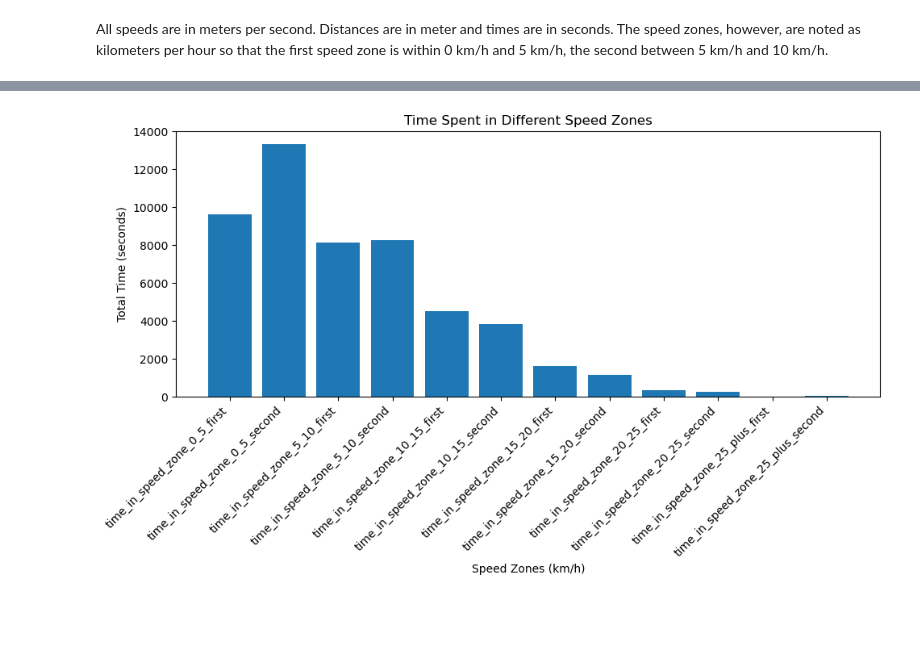
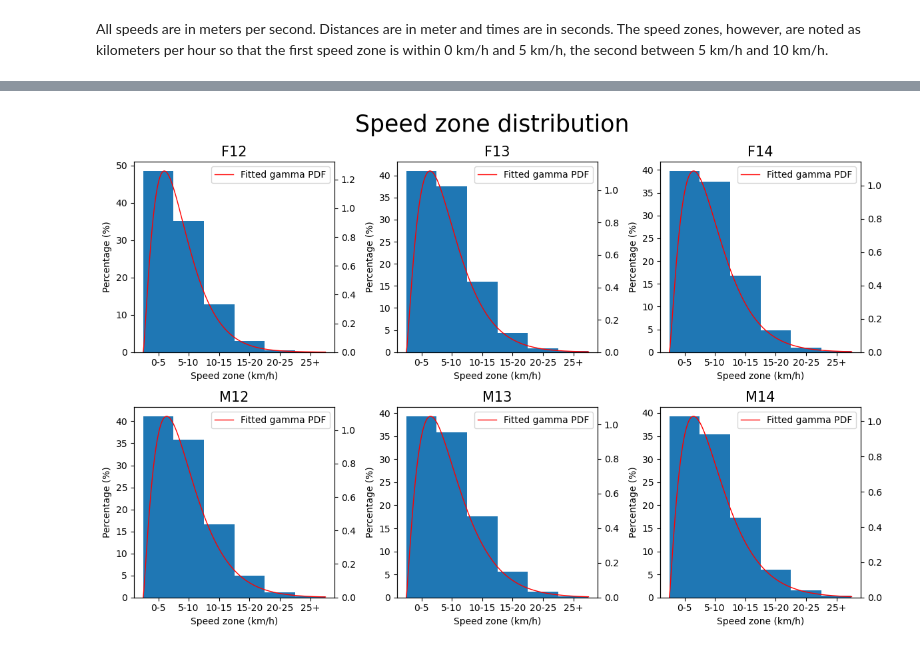
Before and after one commit to konstanyman/thesis_analysis, a Jupyter notebook: processing/intensity.ipynb, the cells around one changed output, grey strips where cells are left out. Drawn from its saved outputs; the diff is of its cells as text; code cells hidden in the pictures; blank space fills up the shorter version.

Commit message:
speed zone distributions gamma fitted

```diff
--- a/processing/intensity.ipynb
+++ b/processing/intensity.ipynb
@@ -8,11 +9,17 @@ import numpy as np
 # %%
 # read data
 df = pd.read_csv('../data/player_statistics.csv')
+# %%
+# Load match_info.csv
+match_info = pd.read_csv('../data/match_info.csv')
+
+# Merge the age column into df based on match_id
+df = df.merge(match_info[['match_id', 'age']], on='match_id', how='right')
 # %% [markdown]
 All speeds are in meters per second. Distances are in meter and times are in seconds. The speed zones, however, are noted as kilometers per hour so that the first speed zone is within 0 km/h and 5 km/h, the second between 5 km/h and 10 km/h.
 # %%
 # divide columns into relevant lists
-info_vars = ['tournament_id', 'match_id', 'player_id', 'team']
+info_vars = ['tournament_id', 'match_id', 'player_id', 'team', 'age']
 speed_vars = ['top_speed_first', 'top_speed_second', 'avg_speed_with_ball_first', 'avg_speed_with_ball_second']
 time_vars = ['onfield_time_first', 'onfield_time_second']
 dist_vars = ['distance_first', 'distance_second']
@@ -42,0 +50,5 @@ df.head()
+# %%
+# Combine speed zones for the whole match using iteration
+for zone in ['0_5', '5_10', '10_15', '15_20', '20_25', '25_plus']:
+    df[f'time_in_speed_zone_{zone}'] = df[f'time_in_speed_zone_{zone}_first'] + df[f'time_in_speed_zone_{zone}_second']
+    zone_vars.append(f"time_in_speed_zone_{zone}")
@@ -43,24 +57,72 @@ df.head()
+# %%
+#define x-axis values
+x = np.linspace(0, 40, 100)
+
+#calculate pdf of Gamma distribution for each x-value
+y = stats.gamma.pdf(x, a=2, scale=5)
 # %%
-df_single_zones = df.loc[df['match_id'] == 3275, zone_vars]
+# plot tempo in a line plot by age groups
+fig, axes = plt.subplots(2, 3, figsize=(12, 8))
+axes = axes.flatten()
 
-# Aggregate the time for each speed zone (first + second)
-speed_zone_columns = [col for col in df_single_zones.columns if "time_in_speed_zone" in col]
-aggregated_times = df_single_zones[speed_zone_columns].sum(axis=0)
+df_grouped = df.groupby('age')
 
-# Set up the plot
-plt.figure(figsize=(10, 6))
+# Shortened labels for speed zones
+short_labels = ['0-5', '5-10', '10-15', '15-20', '20-25', '25+']
+bin_midpoints = np.array([2.5, 7.5, 12.5, 17.5, 22.5, 27.5])
 
-# Create a stacked bar plot
-plt.bar(aggregated_times.index, aggregated_times.values)
+bar_width = 5 # width of the speed zone (0-5, 5-10, etc.)
 
-# Customize the plot
-plt.title('Time Spent in Different Speed Zones')
-plt.xlabel('Speed Zones (km/h)')
-plt.ylabel('Total Time (seconds)')
-plt.xticks(rotation=45, ha='right')
+# save gamma parameters
+gamma_params_dict = {}
+
+for i, (group_name, df_group) in enumerate(df_grouped):
+    df_zones = df_group[zone_vars]
+
+    speed_zone_columns = [col for col in df_zones.columns if ("first" not in col) and ("second" not in col)]
+
+    # Sum the absolute time spent in each speed zone across all matches
+    summed_zones = df_zones[speed_zone_columns].sum()
+
+    # Normalize summed values to percentages
+    total_time = summed_zones.sum()
+    percentage_zones = (summed_zones / total_time) * 100
+
+    # Reconstruct pseudo-speed data for fitting (or use real speeds if available)
+    pseudo_speeds = np.repeat(bin_midpoints, (percentage_zones.values * 10).astype(int))  # scaling for sample size
+
+    # Fit gamma distribution
+    gamma_params = stats.gamma.fit(pseudo_speeds, floc=0)
+    gamma_dist = stats.gamma(*gamma_params)
+
+    # Save parameters for later use
+    gamma_params_dict[group_name] = gamma_params
+
+    # Generate x values for smooth curve
+    x = np.linspace(0, 30, 300)
+    pdf = gamma_dist.pdf(x)
+
+    # Scale the PDF correctly
+    bin_width = 5
+    pdf_scaled = pdf * bin_width
+    pdf_scaled = pdf_scaled / pdf_scaled.sum() * 100  # scale to percentage
+
+    axes[i].bar(bin_midpoints, percentage_zones.values, width=bar_width)
+    axes[i].set_title(group_name, fontsize=15)
+    axes[i].set_xlabel('Speed zone (km/h)', fontsize=10)
+    axes[i].set_ylabel('Percentage (%)', fontsize=10)
+    axes[i].set_xticks(bin_midpoints)
+    axes[i].set_xticklabels(short_labels)
+
+    # Twin y-axis for the gamma PDF
+    ax2 = axes[i].twinx()
+    ax2.plot(x, pdf_scaled, color='red', linewidth=1, label='Fitted gamma PDF')
+    ax2.tick_params(axis='y')
+    ax2.set_ylim(0)  # Adjust y-axis limits for the PDF
+
+    ax2.legend(loc='upper right')
+
+fig.suptitle('Speed zone distribution', fontsize=25)
 plt.tight_layout()
-
-# Show the plot
-plt.show()
 # %% [output]
-[figure, old version]
+[figure, new version]
```
Also changed, not shown: parts of 3 cells of this notebook.
